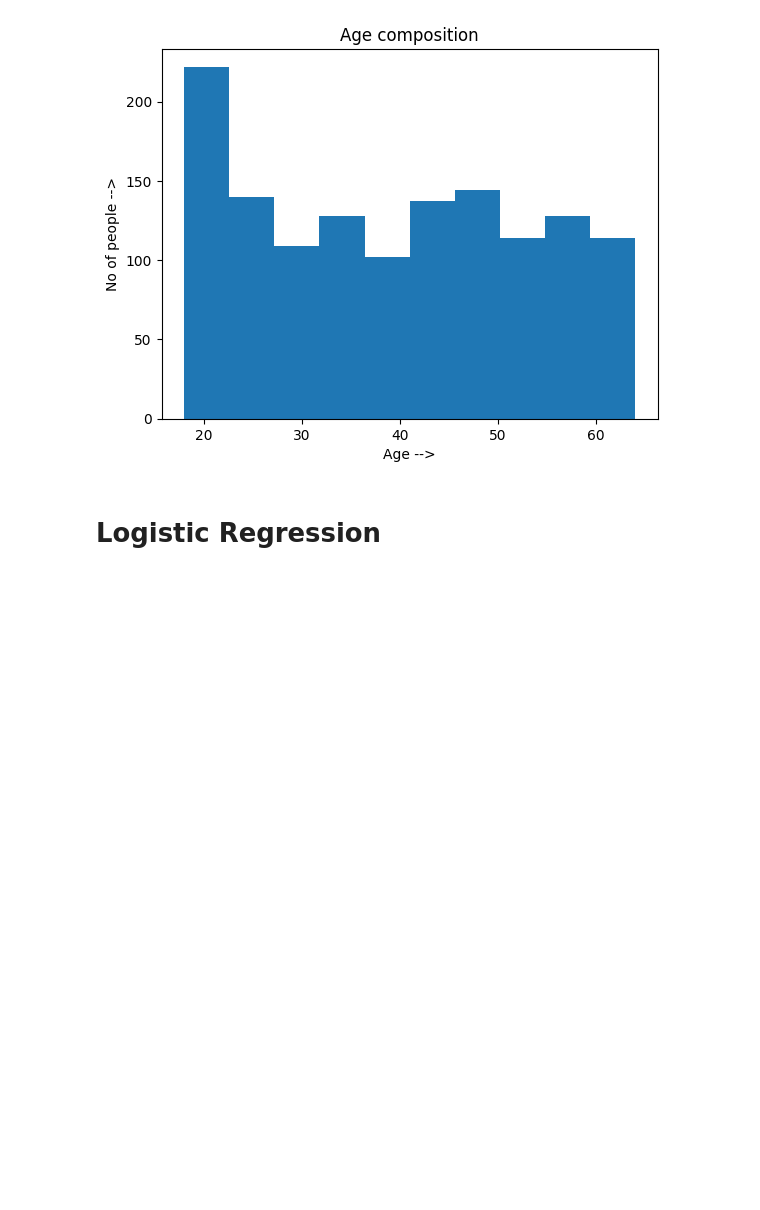
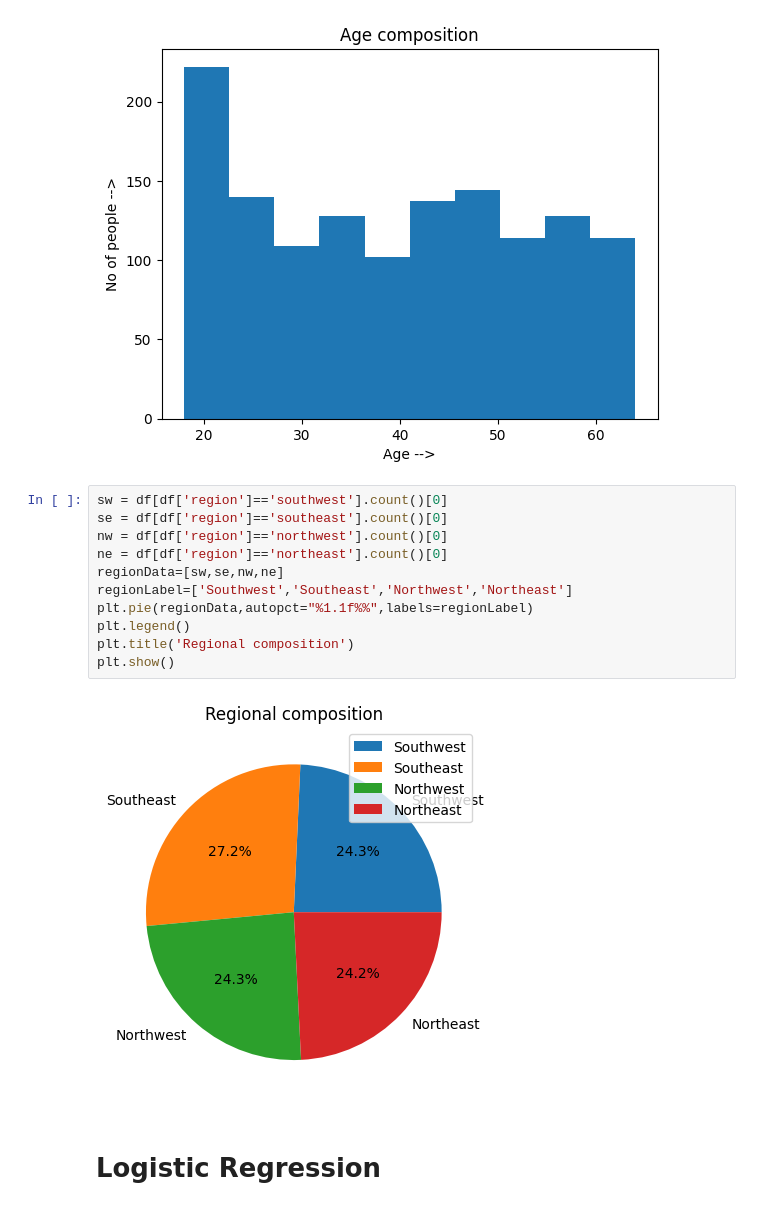
Before and after one commit to rahulsm20/insurance-data, a Jupyter notebook: analysis.ipynb, the cells around one changed output. Cells and saved outputs as stored; diff of their text form; blank space fills up the shorter version.

```diff
--- a/analysis.ipynb
+++ b/analysis.ipynb
@@ -38,6 +38,19 @@ plt.title('Age composition')
 plt.show()
 # %% [output]
 [figure]
+# %%
+sw = df[df['region']=='southwest'].count()[0]
+se = df[df['region']=='southeast'].count()[0]
+nw = df[df['region']=='northwest'].count()[0]
+ne = df[df['region']=='northeast'].count()[0]
+regionData=[sw,se,nw,ne]
+regionLabel=['Southwest','Southeast','Northwest','Northeast']
+plt.pie(regionData,autopct="%1.1f%%",labels=regionLabel)
+plt.legend()
+plt.title('Regional composition')
+plt.show()
+# %% [output]
+[figure, added]
 # %% [markdown]
 # Logistic Regression
 # %%
```
Also changed, not shown: parts of 5 cells of this notebook, 2 other files.
